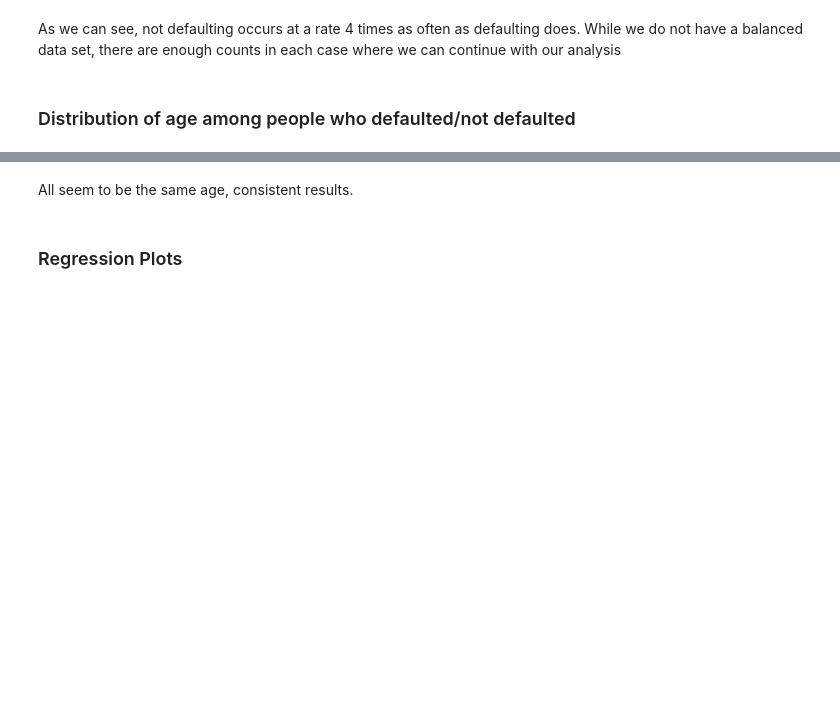
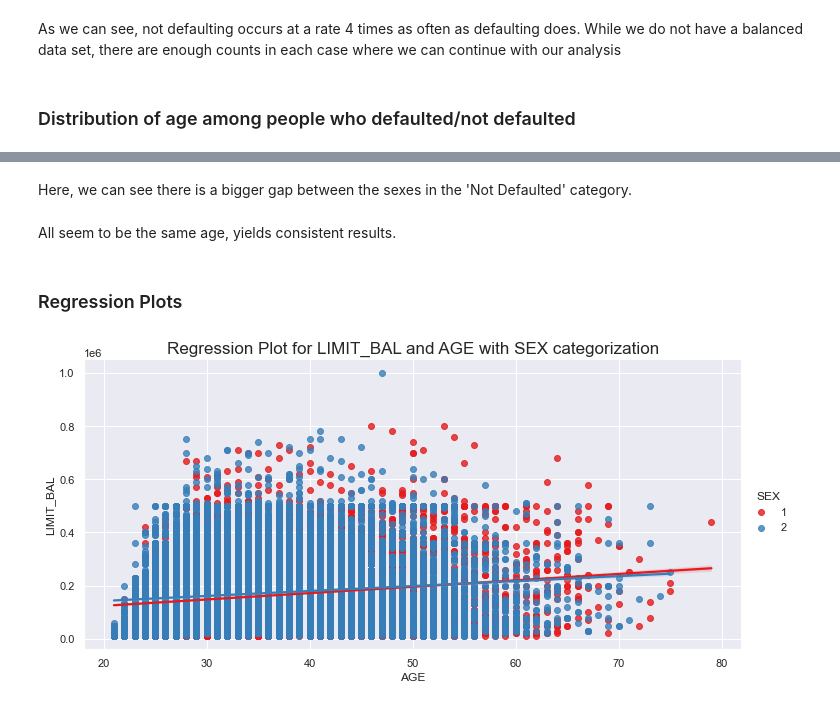
Before and after one commit to ivanurielricardo/EBC4257-Machine-Learning, a Jupyter notebook: final_project/final_project.ipynb, the cells around one changed output, grey strips where cells are left out. Drawn from its saved outputs; the diff is of its cells as text; code cells hidden in the pictures; blank space fills up the shorter version.

```diff
--- a/final_project/final_project.ipynb
+++ b/final_project/final_project.ipynb
@@ -215,8 +261,12 @@ plotly.tools.make_subplots is deprecated, please use plotly.subplots.make_subplo
+# %% [markdown]
+Here, we can see there is a bigger gap between the sexes in the 'Not Defaulted' category.
 # %% [markdown]
-All seem to be the same age, consistent results.
+All seem to be the same age, yields consistent results.
 # %% [markdown]
 ### Regression Plots
 # %%
-sns.lmplot(x="LIMIT_BAL",y="Duration", hue="Housing", data=taiwan, palette="Set1", aspect=2) # Linear relationship between credit amount and duration variables with housing seperation
-plt.title('Regression Plot for Duration and Credit Amount with Housing categorization', fontsize=17)
+sns.lmplot(x="AGE",y="LIMIT_BAL", hue="SEX", data=taiwan, palette="Set1", aspect=2) # Linear relationship between credit amount and age variables with sex seperation
+plt.title('Regression Plot for LIMIT_BAL and AGE with SEX categorization', fontsize=17)
 plt.show()
+# %% [output]
+[figure, added]
```
Also changed, not shown: parts of 55 cells of this notebook, 1 other file.
